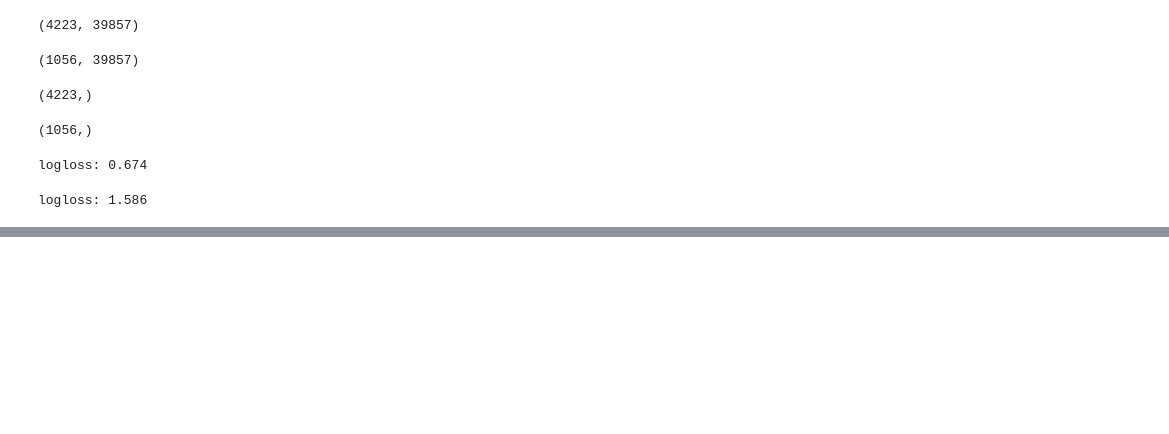
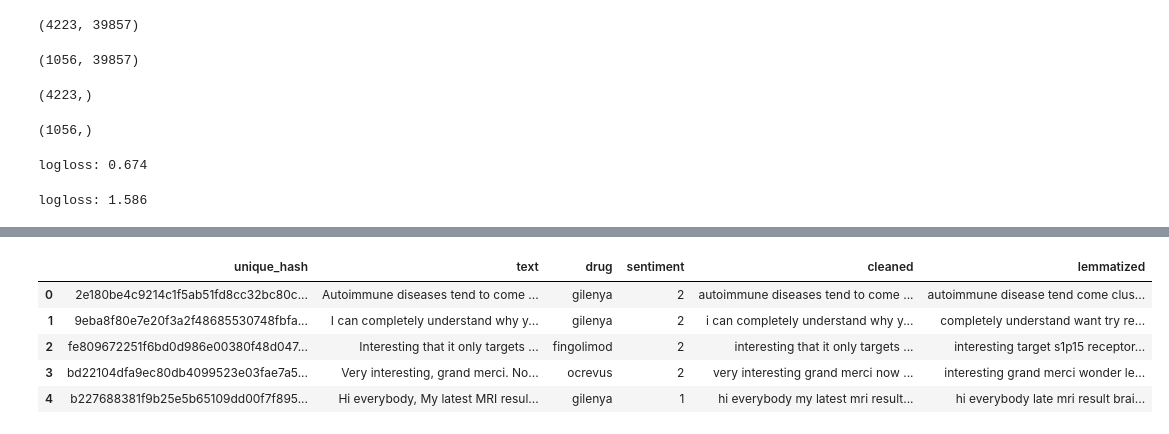
Before and after one commit to achalvats/Medical-Drugs--NLP, a Jupyter notebook: Sentiment_Analysis_for_Medical_Drugs_NLP.ipynb, the cells around one changed output, grey strips where cells are left out. Drawn from its saved outputs; the diff is of its cells as text; code cells hidden in the pictures; blank space fills up the shorter version.

```diff
--- a/Sentiment_Analysis_for_Medical_Drugs_NLP.ipynb
+++ b/Sentiment_Analysis_for_Medical_Drugs_NLP.ipynb
@@ -283,0 +397,2 @@ logloss: 0.682
+# %%
+train_2['cleaned']=train_2['cleaned'].apply(lambda x: re.sub('\w*\d\w*','', x))
@@ -283,0 +437,9 @@ logloss: 0.682
+# %%
+train_2.head()
+# %% [output]
+|  | unique_hash | text | drug | sentiment | cleaned | lemmatized |
+| 0 | 2e180be4c9214c1f5ab51fd8cc32bc80c... | Autoimmune diseases tend to come ... | gilenya | 2 | autoimmune diseases tend to come ... | autoimmune disease tend come clus... |
+| 1 | 9eba8f80e7e20f3a2f48685530748fbfa... | I can completely understand why y... | gilenya | 2 | i can completely understand why y... | completely understand want try re... |
+| 2 | fe809672251f6bd0d986e00380f48d047... | Interesting that it only targets ... | fingolimod | 2 | interesting that it only targets ... | interesting target s1p15 receptor... |
+| 3 | bd22104dfa9ec80db4099523e03fae7a5... | Very interesting, grand merci. No... | ocrevus | 2 | very interesting grand merci now ... | interesting grand merci wonder le... |
+| 4 | b227688381f9b25e5b65109dd00f7f895... | Hi everybody, My latest MRI resul... | gilenya | 1 | hi everybody my latest mri result... | hi everybody late mri result brai... |
```
Also changed, not shown: parts of 24 cells of this notebook.
